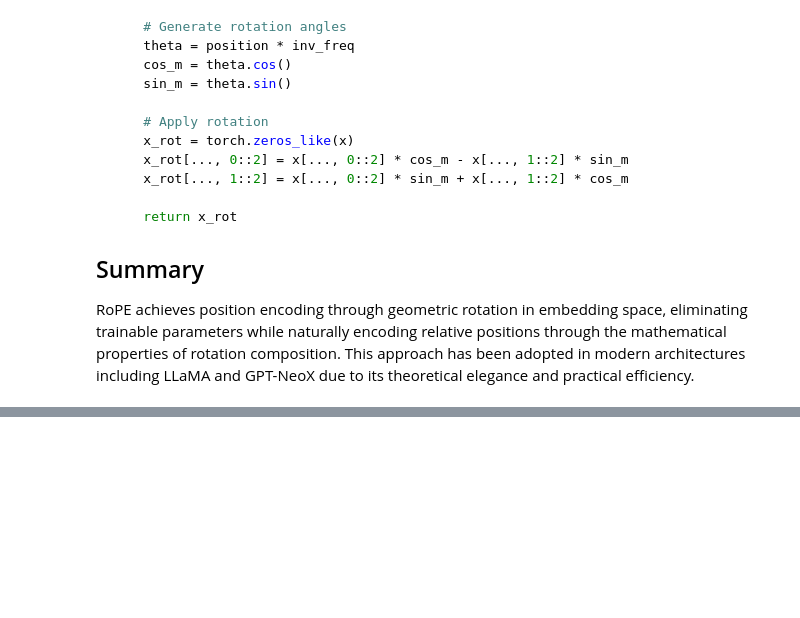
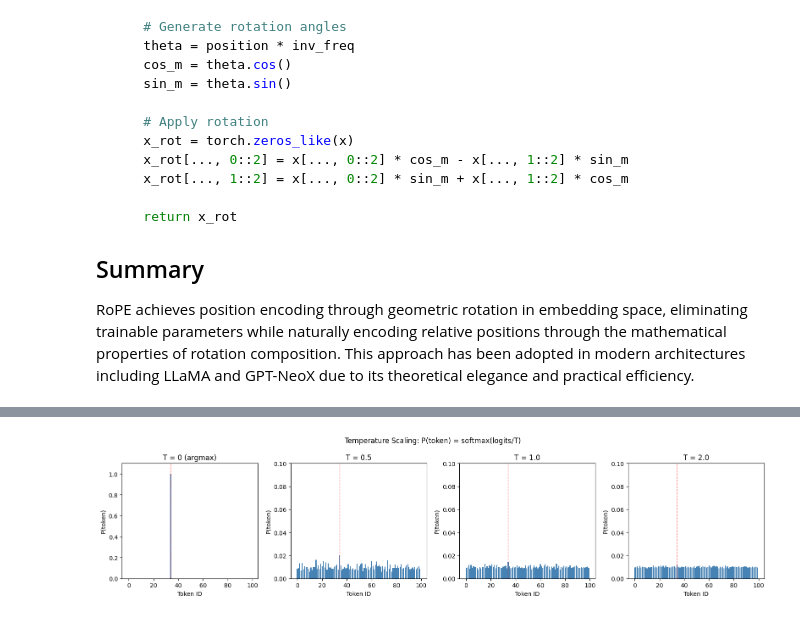
Before and after one commit to bltzr75/Practices_with_Speech_and_Language_Processing_Jurafsky_and_Martin, a Jupyter notebook: 9/Chapter_9.ipynb, the cells around one changed output, grey strips where cells are left out. Drawn from its saved outputs; the diff is of its cells as text; code cells hidden in the pictures; blank space fills up the shorter version.

Commit message:
Added Language Modeling Head, Unembedding, Weight Tying, Temperature Effect, Output Projection, LogitLens for predictions evolution through layers, and small-Transformer.

```diff
--- a/9/Chapter_9.ipynb
+++ b/9/Chapter_9.ipynb
@@ -1946,0 +2045,81 @@ cos(θ·3) for first 5 dims: [-0.9899925  -0.9899925   0.58275366  0.58275366  0
+# %%
+def demonstrate_weight_tying():
+  """Show weight tying between embedding and unembedding"""
+  vocab_size = 100
+  d_model = 32
+
+  # Create embedding layer
+  embedding = TokenEmbedding(vocab_size, d_model)  # E: [vocab_size, d_model] maps tokens → vectors
+
+  # LM head with weight tying
+  lm_head_tied = LanguageModelingHead(d_model, vocab_size,
+                                      weight_tying=True,  # Reuses embedding.weight^T
+                                      embedding_layer=embedding)
+
+  # LM head without weight tying
+  lm_head_separate = LanguageModelingHead(d_model, vocab_size,
+                                         weight_tying=False)  # Creates new weight matrix
+
+  # Count parameters
+  tied_params = sum(p.numel() for p in [embedding] + [lm_head_tied]
+                   for p in p.parameters())  # Only counts embedding weights once
+  separate_params = sum(p.numel() for p in [embedding] + [lm_head_separate]
+                       for p in p.parameters())  # Counts both embedding + output weights
+
+  print(f"\nParameter Count:")
+  print(f"  With tying: {tied_params:,} ({vocab_size}×{d_model})")
+  print(f"  Without: {separate_params:,} (2×{vocab_size}×{d_model})")
+  print(f"  Saved: {separate_params - tied_params:,} ({(separate_params - tied_params) / separate_params * 100:.0f}%)")
+
+  # Test forward pass
+  x = torch.randn(2, 10, d_model)  # [batch=2, seq=10, d_model=32]
+  logits_tied = lm_head_tied(x)  # [2, 10, 100] - logits for each position
+  logits_separate = lm_head_separate(x)
+  print(f"\nOutput shapes: {logits_tied.shape} (both)")  # [batch, seq, vocab_size]
+
+  # Visualize effect of temperature
+  temperatures = [0, 0.5, 1.0, 2.0]  # 0 = greedy/argmax, higher = more random
+  x_single = torch.randn(1, d_model)  # Single hidden state [batch=1, d_model=32]
+
+  print(f"\nTemperature Effects on Distribution:")
+  plt.figure(figsize=(16, 4))
+
+  for i, temp in enumerate(temperatures):
+    if temp == 0:  # Special case: greedy decoding
+      logits = lm_head_tied.forward(x_single, temperature=1.0)  # Get raw logits
+      probs = torch.zeros_like(logits)  # Zero probability everywhere
+      probs[0, logits.argmax()] = 1.0  # Probability 1 at argmax (deterministic)
+    else:
+      probs = lm_head_tied.get_probs(x_single, temperature=temp)  # softmax(logits/temp)
+
+    # Compute statistics
+    top5_probs, top5_indices = torch.topk(probs[0], 5)
+    entropy = -(probs * (probs + 1e-10).log()).sum().item()  # Shannon entropy H(p)
+
+    print(f"  T={temp:3.1f}: Top5={top5_indices[:3].detach().numpy()} "  # Show only top 3
+          f"P_max={probs.max().item():.3f} H={entropy:.2f}")
+
+    # Plot distribution
+    plt.subplot(1, 4, i+1)
+    plt.bar(range(vocab_size), probs[0].detach().numpy(), color='steelblue')
+    plt.title(f'T = {temp}' + (' (argmax)' if temp == 0 else ''))
+    plt.xlabel('Token ID')
+    plt.ylabel('P(token)')
+    plt.ylim(0, max(0.1, probs.max().item() * 1.1))
+
+    # Mark top token
+    max_idx = probs[0].argmax().item()
+    plt.axvline(x=max_idx, color='red', linestyle='--', alpha=0.5, linewidth=1)
+
+  plt.suptitle('Temperature Scaling: P(token) = softmax(logits/T)', fontsize=12)
+  plt.tight_layout()
+  plt.show()
+
+  print(f"\nMath:")
+  print(f"  T=0.0: argmax(logits) - deterministic selection")
+  print(f"  T=0.5: softmax(2×logits) - sharpened distribution")
+  print(f"  T=1.0: softmax(logits) - standard softmax")
+  print(f"  T=2.0: softmax(0.5×logits) - flattened distribution")
+
+demonstrate_weight_tying()
+# %% [output]
@@ -1946,0 +2143 @@ cos(θ·3) for first 5 dims: [-0.9899925  -0.9899925   0.58275366  0.58275366  0
+[figure, added]
```
Also changed, not shown: parts of 11 cells of this notebook, 1 other file.
